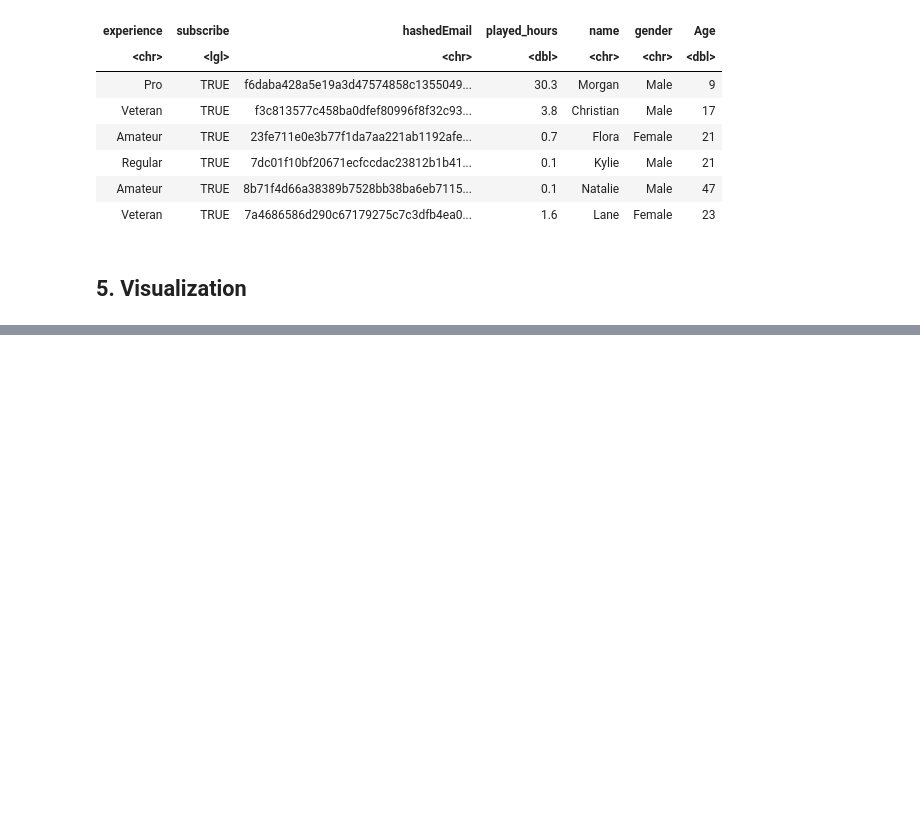
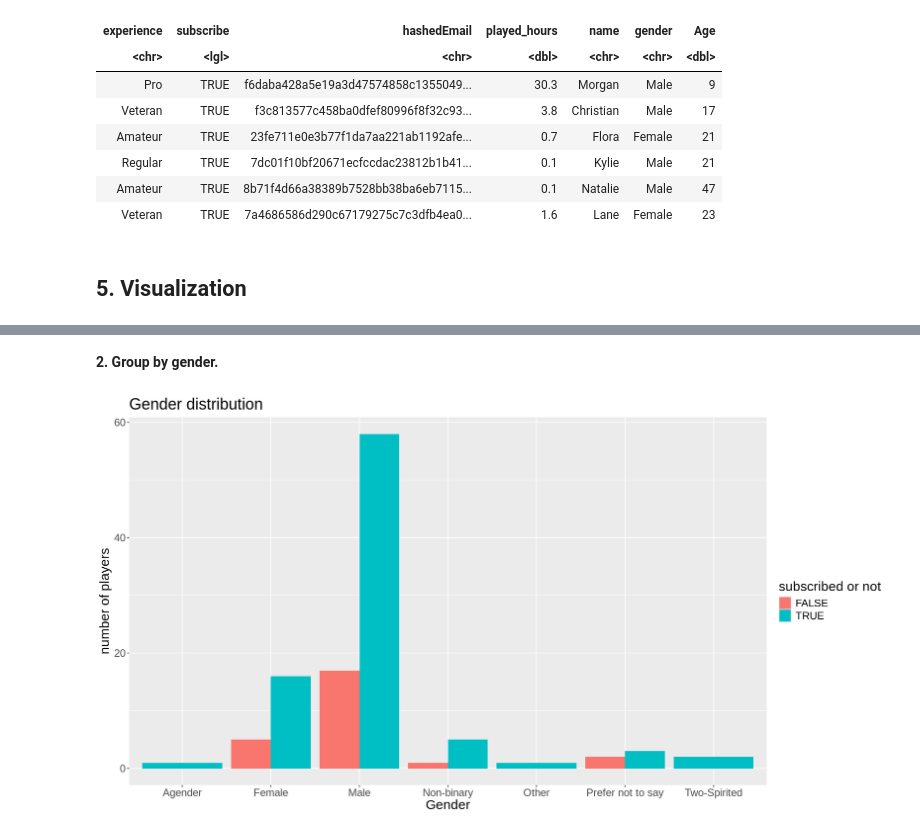
Before and after one commit to kaiii246/project, a Jupyter notebook: individual project .ipynb, the cells around one changed output, grey strips where cells are left out. Saved outputs shown, nothing was run; the diff lists cells and outputs as text; code cells hidden in the pictures; blank space fills up the shorter version.

```diff
--- a/individual project .ipynb
+++ b/individual project .ipynb
@@ -198,0 +225,12 @@ A tibble: 6 × 7
+# %% [markdown]
+**2. Group by gender.**
+# %%
+options(repr.plot.height = 8, repr.plot.width = 15)
+gender_distribution <- players_clean |>
+ggplot(aes(x = gender, fill = subscribe)) +
+geom_bar(position = "dodge") +
+labs(x = "Gender", y = "number of players", fill = "subscribed or not", title = "Gender distribution") +
+theme(text= element_text(size=18))
+gender_distribution
+# %% [output]
+[figure, added]
```
Also changed, not shown: parts of 3 cells of this notebook.
